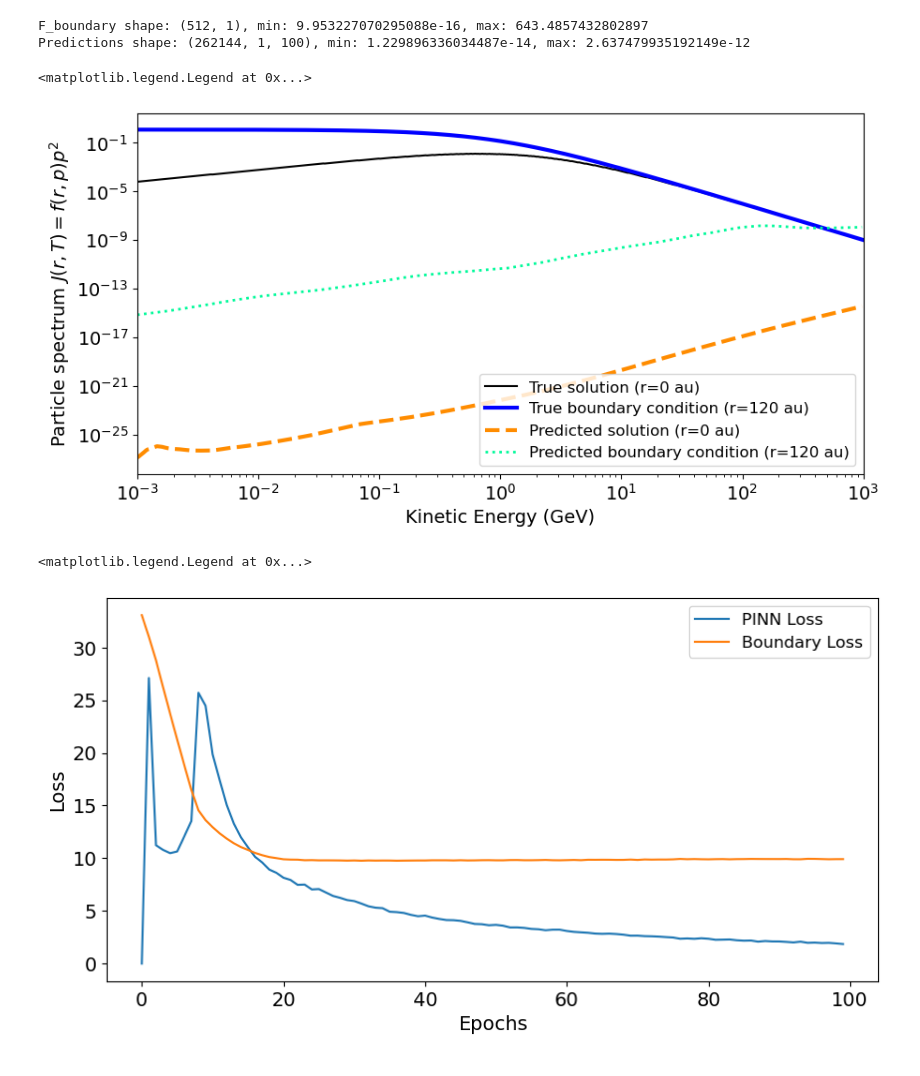
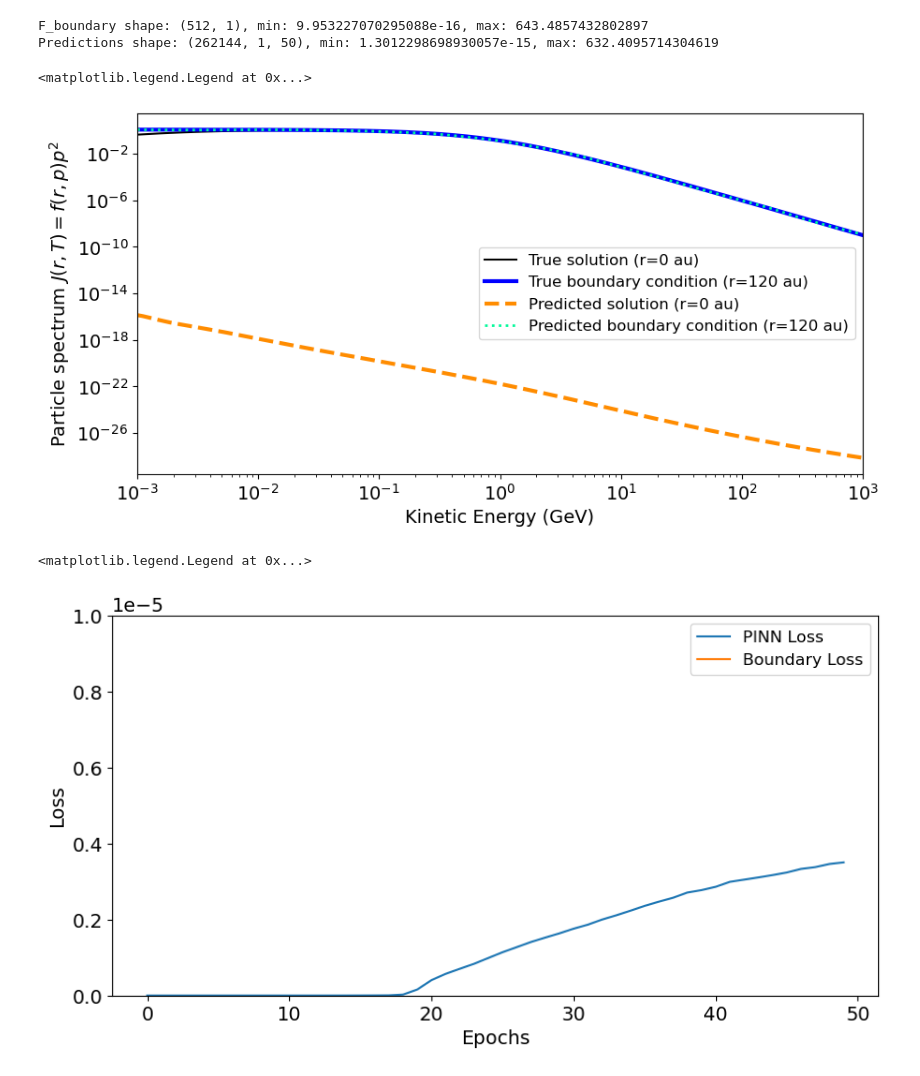
Before and after one commit to linneawolniewicz/pinns, a Jupyter notebook: sherpa/study/visualize.ipynb, the cells around one changed output. Drawn from its saved outputs; the diff is of its cells as text; code cells hidden in the pictures.

```diff
--- a/sherpa/study/visualize.ipynb
+++ b/sherpa/study/visualize.ipynb
@@ -12,8 +12,8 @@ mpl.rcParams.update({'font.size': 14})
 CURRENT_PATH = os.getcwd()
 DATA_PATH = os.path.abspath(os.path.join(CURRENT_PATH, "..", "..", "data"))
 # %%
-trial_id = 0
-n_run = 40
+trial_id = 13
+n_run = 100
 
 # Load PINN outputs
 with open('./pickles/pinn_loss_sherpa_' + str(n_run) + '_trial_id_' + str(trial_id) + '.pkl', 'rb') as file:
@@ -54,7 +54,7 @@ print(f'F_boundary shape: {f_boundary.shape}, min: {np.min(f_boundary)}, max: {n
 print(f'Predictions shape: {predictions.shape}, min: {np.min(predictions[:, :, -1].reshape((size, size))[-1, :-1])}, max: {np.max(predictions[:, :, -1].reshape((size, size))[-1, :-1])}')
 # %% [output]
 F_boundary shape: (512, 1), min: 9.953227070295088e-16, max: 643.4857432802897
-Predictions shape: (262144, 1, 100), min: 1.229896336034487e-14, max: 2.637479935192149e-12
+Predictions shape: (262144, 1, 50), min: 1.3012298698930057e-15, max: 632.4095714304619
 # %%
 # Plot J(r, T)
 fig, ax = plt.subplots(figsize=(10, 5))
@@ -71,21 +71,21 @@ ax.set_xlim(1e-3, 1e3)
 ax.legend(prop={'size': 12})
 # %% [output]
 <matplotlib.legend.Legend at 0x...>
-[figure, old version]
+[figure, new version]
 # %%
 # Plot loss
 fig = plt.figure(figsize=(10, 5))
 
 plt.plot(pinn_loss, label='PINN Loss')
 plt.plot(boundary_loss, label='Boundary Loss')
 
-# plt.ylim(0, 0.01)
+plt.ylim(0, 1e-5)
 plt.xlabel('Epochs')
 plt.ylabel('Loss')
 plt.legend(prop={'size': 12})
 # %% [output]
 <matplotlib.legend.Legend at 0x...>
-[figure, old version]
+[figure, new version]
 # %%
 # Visualize J(r, T) over the epochs
 for i in range(epochs):
```
Also changed, not shown: parts of 1 cell of this notebook, 11 other files.
